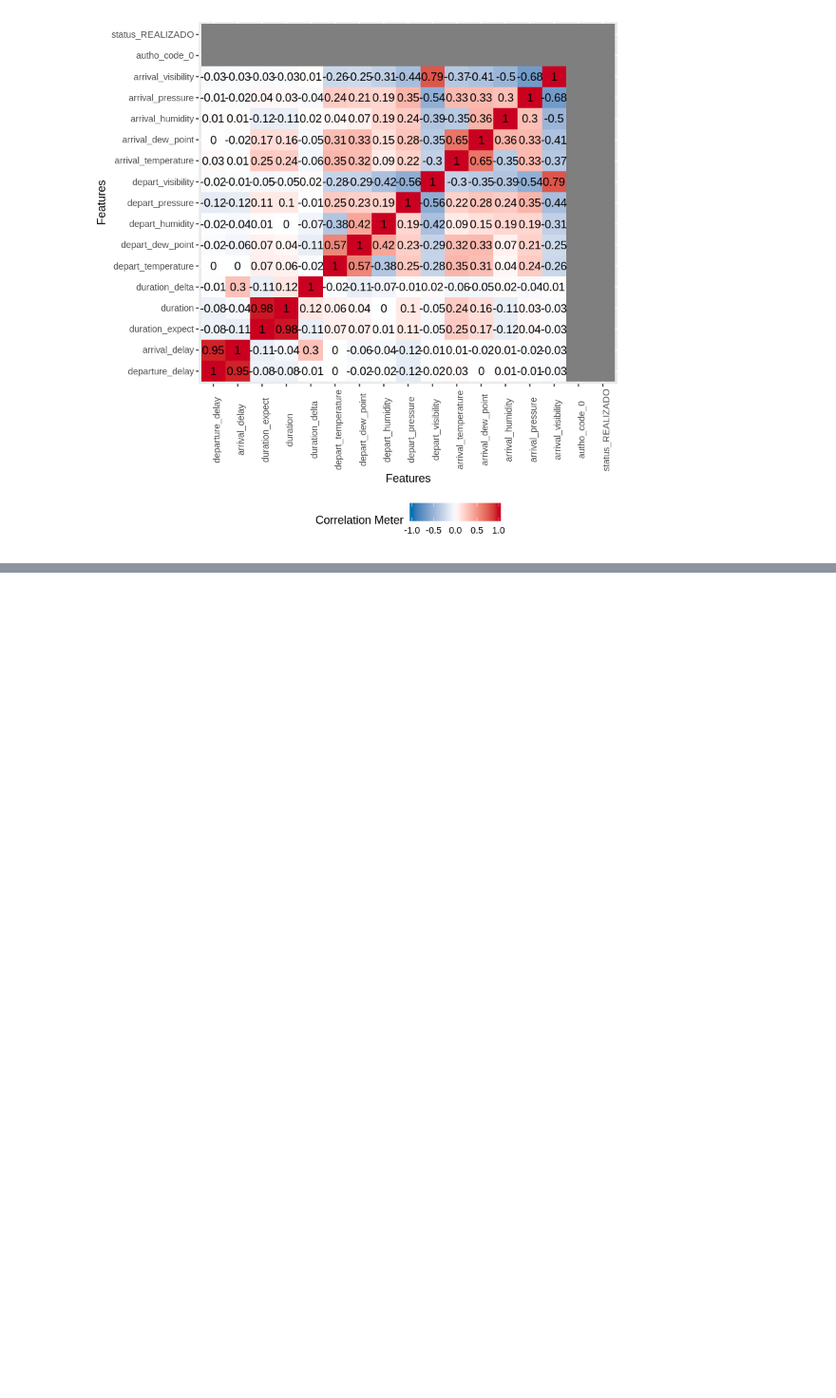
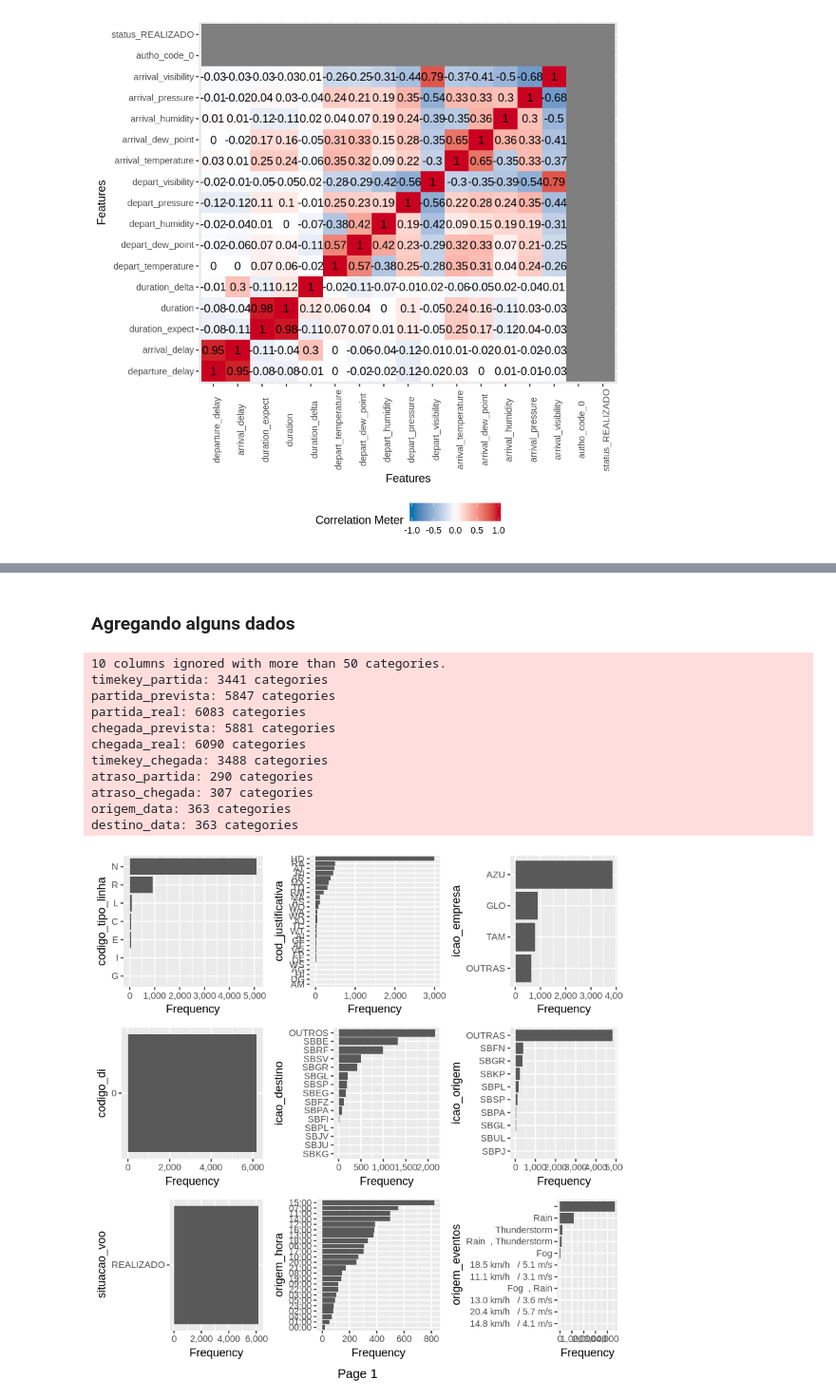
Before and after one commit to jcolares/DM2018, a Jupyter notebook: raphael.ipynb, the cells around one changed output, grey strips where cells are left out. Shown at 95% size. Saved outputs shown, nothing was run; the diff lists cells and outputs as text; code cells hidden in the pictures; blank space fills up the shorter version.

```diff
--- a/raphael.ipynb
+++ b/raphael.ipynb
@@ -114,0 +150,35 @@ Warning message in cor(final_data, ...):
+# %% [markdown]
+### Agregando alguns dados
+# %%
+fl17 <- vrawu17
+'%!in%' <- function(x,y)!('%in%'(x,y))
+# %%
+fl17[which(fl17$icao_empresa %in% c("PAM", "PTB", "TTL", "LTG", "RAM", "ONE")),]$icao_empresa <- "OUTRAS"
+fl17[which(fl17$icao_origem %!in% c(head(fl17$icao_origem, n=30))),]$icao_origem <- "OUTRAS"
+fl17[which(fl17$destino_uf %!in% c(head(fl17$destino_uf, n=30))),]$destino_uf <- "OUTROS"
+fl17[which(fl17$icao_destino %!in% c(head(fl17$icao_destino, n=30))),]$icao_destino <- "OUTROS"
+fl17[which(fl17$destino_cidade %!in% c(head(fl17$destino_cidade, n=30))),]$destino_cidade <- "OUTROS"
+fl17[which(fl17$destino_descricao %!in% c(head(fl17$destino_descricao, n=30))),]$destino_descricao <- "OUTROS"
+
+#Convertendo datas
+fl17$timekey_partida <- strptime(fl17$timekey_partida, '%Y%m%d%H%M')
+fl17$timekey_chegada <- strptime(fl17$timekey_chegada, '%Y%m%d%H%M')
+fl17$origem_data <- as.Date(fl17$origem_data)
+fl17$destino_data <- as.Date(fl17$destino_data)
+# %%
+plot_bar(fl17)
+#head(fl17$origem_data, n=20)
+#head(format(strptime(fl17$timekey_partida, '%Y%m%d%H%M'), '%H:%M %d/%m/%Y'), n=20)
+# %% [output]
+10 columns ignored with more than 50 categories.
+timekey_partida: 3441 categories
+partida_prevista: 5847 categories
+partida_real: 6083 categories
+chegada_prevista: 5881 categories
+chegada_real: 6090 categories
+timekey_chegada: 3488 categories
+atraso_partida: 290 categories
+atraso_chegada: 307 categories
+origem_data: 363 categories
+destino_data: 363 categories
+[figure, added]
```
Also changed, not shown: parts of 10 cells of this notebook.
